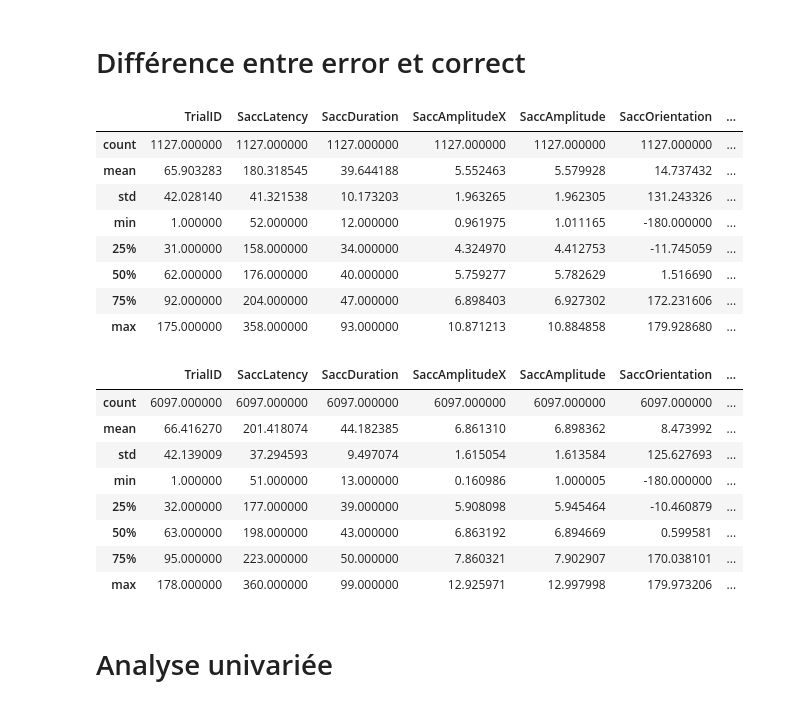
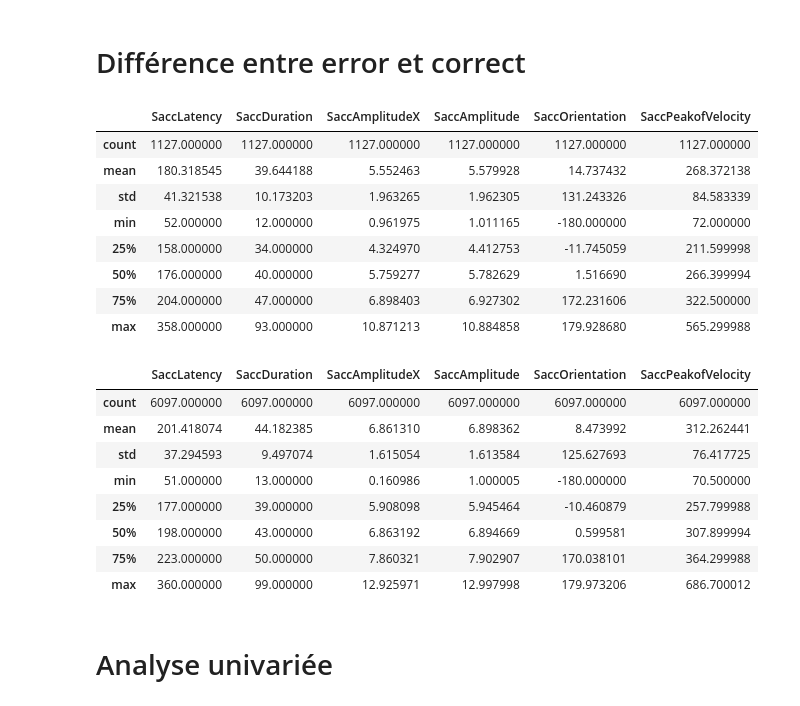
Before and after one commit to YalpLeYak/Mini_projet, a Jupyter notebook: COSNAY_DAMAGGIO_ProjetTSD.ipynb, the cells around one changed output. Drawn from its saved outputs; the diff is of its cells as text; code cells hidden in the pictures.

```diff
--- a/COSNAY_DAMAGGIO_ProjetTSD.ipynb
+++ b/COSNAY_DAMAGGIO_ProjetTSD.ipynb
@@ -319,33 +319,33 @@ print(pd.DataFrame(
 # %% [markdown]
 # Différence entre error et correct
 # %%
-Difference = Init_df
+Difference = Init_df.drop("TrialID",axis=1)
 # %%
-Error_df_tot = Init_df[Init_df['SaccAccuracy'] != 'correct']
+Error_df_tot = Difference[Difference['SaccAccuracy'] != 'correct']
 Error_df_tot.describe()
 # %% [output]
-|  | TrialID | SaccLatency | SaccDuration | SaccAmplitudeX | SaccAmplitude | SaccOrientation | ... |
-| count | 1127.000000 | 1127.000000 | 1127.000000 | 1127.000000 | 1127.000000 | 1127.000000 | ... |
-| mean | 65.903283 | 180.318545 | 39.644188 | 5.552463 | 5.579928 | 14.737432 | ... |
-| std | 42.028140 | 41.321538 | 10.173203 | 1.963265 | 1.962305 | 131.243326 | ... |
-| min | 1.000000 | 52.000000 | 12.000000 | 0.961975 | 1.011165 | -180.000000 | ... |
-| 25% | 31.000000 | 158.000000 | 34.000000 | 4.324970 | 4.412753 | -11.745059 | ... |
-| 50% | 62.000000 | 176.000000 | 40.000000 | 5.759277 | 5.782629 | 1.516690 | ... |
-| 75% | 92.000000 | 204.000000 | 47.000000 | 6.898403 | 6.927302 | 172.231606 | ... |
-| max | 175.000000 | 358.000000 | 93.000000 | 10.871213 | 10.884858 | 179.928680 | ... |
+|  | SaccLatency | SaccDuration | SaccAmplitudeX | SaccAmplitude | SaccOrientation | SaccPeakofVelocity |
+| count | 1127.000000 | 1127.000000 | 1127.000000 | 1127.000000 | 1127.000000 | 1127.000000 |
+| mean | 180.318545 | 39.644188 | 5.552463 | 5.579928 | 14.737432 | 268.372138 |
+| std | 41.321538 | 10.173203 | 1.963265 | 1.962305 | 131.243326 | 84.583339 |
+| min | 52.000000 | 12.000000 | 0.961975 | 1.011165 | -180.000000 | 72.000000 |
+| 25% | 158.000000 | 34.000000 | 4.324970 | 4.412753 | -11.745059 | 211.599998 |
+| 50% | 176.000000 | 40.000000 | 5.759277 | 5.782629 | 1.516690 | 266.399994 |
+| 75% | 204.000000 | 47.000000 | 6.898403 | 6.927302 | 172.231606 | 322.500000 |
+| max | 358.000000 | 93.000000 | 10.871213 | 10.884858 | 179.928680 | 565.299988 |
 # %%
-Correct_df_tot = Init_df[Init_df['SaccAccuracy'] != 'error']
+Correct_df_tot = Difference[Difference['SaccAccuracy'] != 'error']
 Correct_df_tot.describe()
 # %% [output]
-|  | TrialID | SaccLatency | SaccDuration | SaccAmplitudeX | SaccAmplitude | SaccOrientation | ... |
-| count | 6097.000000 | 6097.000000 | 6097.000000 | 6097.000000 | 6097.000000 | 6097.000000 | ... |
-| mean | 66.416270 | 201.418074 | 44.182385 | 6.861310 | 6.898362 | 8.473992 | ... |
-| std | 42.139009 | 37.294593 | 9.497074 | 1.615054 | 1.613584 | 125.627693 | ... |
-| min | 1.000000 | 51.000000 | 13.000000 | 0.160986 | 1.000005 | -180.000000 | ... |
-| 25% | 32.000000 | 177.000000 | 39.000000 | 5.908098 | 5.945464 | -10.460879 | ... |
-| 50% | 63.000000 | 198.000000 | 43.000000 | 6.863192 | 6.894669 | 0.599581 | ... |
-| 75% | 95.000000 | 223.000000 | 50.000000 | 7.860321 | 7.902907 | 170.038101 | ... |
-| max | 178.000000 | 360.000000 | 99.000000 | 12.925971 | 12.997998 | 179.973206 | ... |
+|  | SaccLatency | SaccDuration | SaccAmplitudeX | SaccAmplitude | SaccOrientation | SaccPeakofVelocity |
+| count | 6097.000000 | 6097.000000 | 6097.000000 | 6097.000000 | 6097.000000 | 6097.000000 |
+| mean | 201.418074 | 44.182385 | 6.861310 | 6.898362 | 8.473992 | 312.262441 |
+| std | 37.294593 | 9.497074 | 1.615054 | 1.613584 | 125.627693 | 76.417725 |
+| min | 51.000000 | 13.000000 | 0.160986 | 1.000005 | -180.000000 | 70.500000 |
+| 25% | 177.000000 | 39.000000 | 5.908098 | 5.945464 | -10.460879 | 257.799988 |
+| 50% | 198.000000 | 43.000000 | 6.863192 | 6.894669 | 0.599581 | 307.899994 |
+| 75% | 223.000000 | 50.000000 | 7.860321 | 7.902907 | 170.038101 | 364.299988 |
+| max | 360.000000 | 99.000000 | 12.925971 | 12.997998 | 179.973206 | 686.700012 |
 # %% [markdown]
 # Analyse univariée
 # %% [markdown]
```
Also changed, not shown: parts of 5 cells of this notebook.
